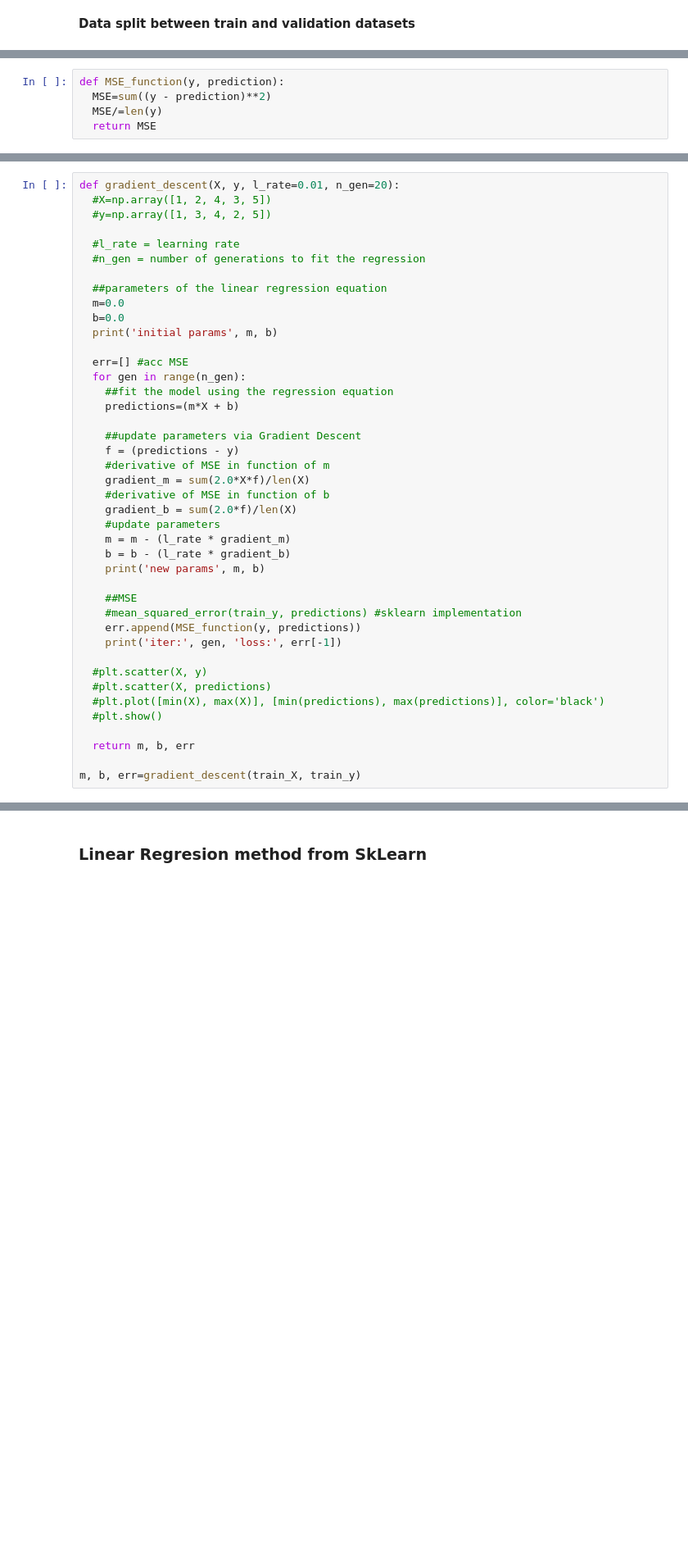
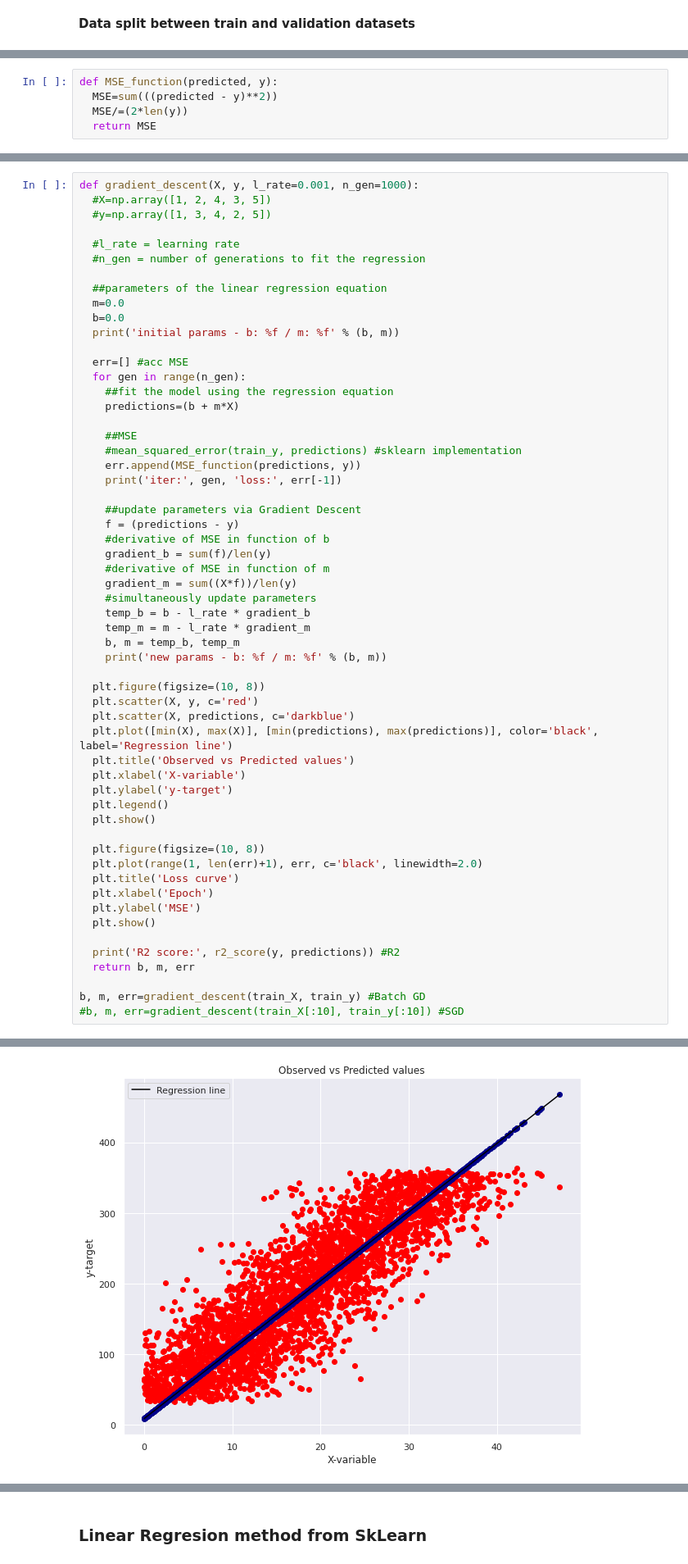
Before and after one commit to llcorrea/GradientDescent, a Jupyter notebook: GradientDescent.ipynb, the cells around one changed output, grey strips where cells are left out. Shown at 82% size. Drawn from its saved outputs; the diff is of its cells as text; blank space fills up the shorter version.

Commit message:
Loss function

```diff
--- a/GradientDescent.ipynb
+++ b/GradientDescent.ipynb
@@ -281,7 +284,7 @@ One of the most common metrics used in ML to score the error is the Mean Squared
 # %%
-def MSE_function(y, prediction):
-  MSE=sum((y - prediction)**2)
-  MSE/=len(y)
+def MSE_function(predicted, y):
+  MSE=sum(((predicted - y)**2))
+  MSE/=(2*len(y))
   return MSE
 # %% [markdown]
 ### **Partial derivatives:**
@@ -337,5 +339,5 @@ Then, we have the following partial derivative of *f* w.r.t. *b*:
 # %%
-def gradient_descent(X, y, l_rate=0.01, n_gen=20):
+def gradient_descent(X, y, l_rate=0.001, n_gen=1000):
   #X=np.array([1, 2, 4, 3, 5])
   #y=np.array([1, 3, 4, 2, 5])
 
@@ -345,35 +347,50 @@ def gradient_descent(X, y, l_rate=0.01, n_gen=20):
   ##parameters of the linear regression equation
   m=0.0
   b=0.0
-  print('initial params', m, b)
+  print('initial params - b: %f / m: %f' % (b, m))
 
   err=[] #acc MSE
   for gen in range(n_gen):
     ##fit the model using the regression equation
-    predictions=(m*X + b)
+    predictions=(b + m*X)
+
+    ##MSE
+    #mean_squared_error(train_y, predictions) #sklearn implementation
+    err.append(MSE_function(predictions, y))
+    print('iter:', gen, 'loss:', err[-1])
 
     ##update parameters via Gradient Descent
     f = (predictions - y)
+    #derivative of MSE in function of b
+    gradient_b = sum(f)/len(y)
     #derivative of MSE in function of m
-    gradient_m = sum(2.0*X*f)/len(X)
-    #derivative of MSE in function of b
-    gradient_b = sum(2.0*f)/len(X)
-    #update parameters
-    m = m - (l_rate * gradient_m)
-    b = b - (l_rate * gradient_b)
-    print('new params', m, b)
+    gradient_m = sum((X*f))/len(y)
+    #simultaneously update parameters
+    temp_b = b - l_rate * gradient_b
+    temp_m = m - l_rate * gradient_m
+    b, m = temp_b, temp_m
+    print('new params - b: %f / m: %f' % (b, m))
 
-    ##MSE
-    #mean_squared_error(train_y, predictions) #sklearn implementation
-    err.append(MSE_function(y, predictions))
-    print('iter:', gen, 'loss:', err[-1])
+  plt.figure(figsize=(10, 8))
+  plt.scatter(X, y, c='red')
+  plt.scatter(X, predictions, c='darkblue')
+  plt.plot([min(X), max(X)], [min(predictions), max(predictions)], color='black', label='Regression line')
+  plt.title('Observed vs Predicted values')
+  plt.xlabel('X-variable')
+  plt.ylabel('y-target')
+  plt.legend()
+  plt.show()
 
-  #plt.scatter(X, y)
-  #plt.scatter(X, predictions)
-  #plt.plot([min(X), max(X)], [min(predictions), max(predictions)], color='black')
-  #plt.show()
+  plt.figure(figsize=(10, 8))
+  plt.plot(range(1, len(err)+1), err, c='black', linewidth=2.0)
+  plt.title('Loss curve')
+  plt.xlabel('Epoch')
+  plt.ylabel('MSE')
+  plt.show()
 
-  return m, b, err
+  print('R2 score:', r2_score(y, predictions)) #R2
+  return b, m, err
 
-m, b, err=gradient_descent(train_X, train_y)
+b, m, err=gradient_descent(train_X, train_y) #Batch GD
+#b, m, err=gradient_descent(train_X[:10], train_y[:10]) #SGD
 # %% [output]
@@ -396,0 +414 @@ iter: 19 loss: 8.139571360556984e+37
+[figure, added]
```
Also changed, not shown: parts of 8 cells of this notebook.
